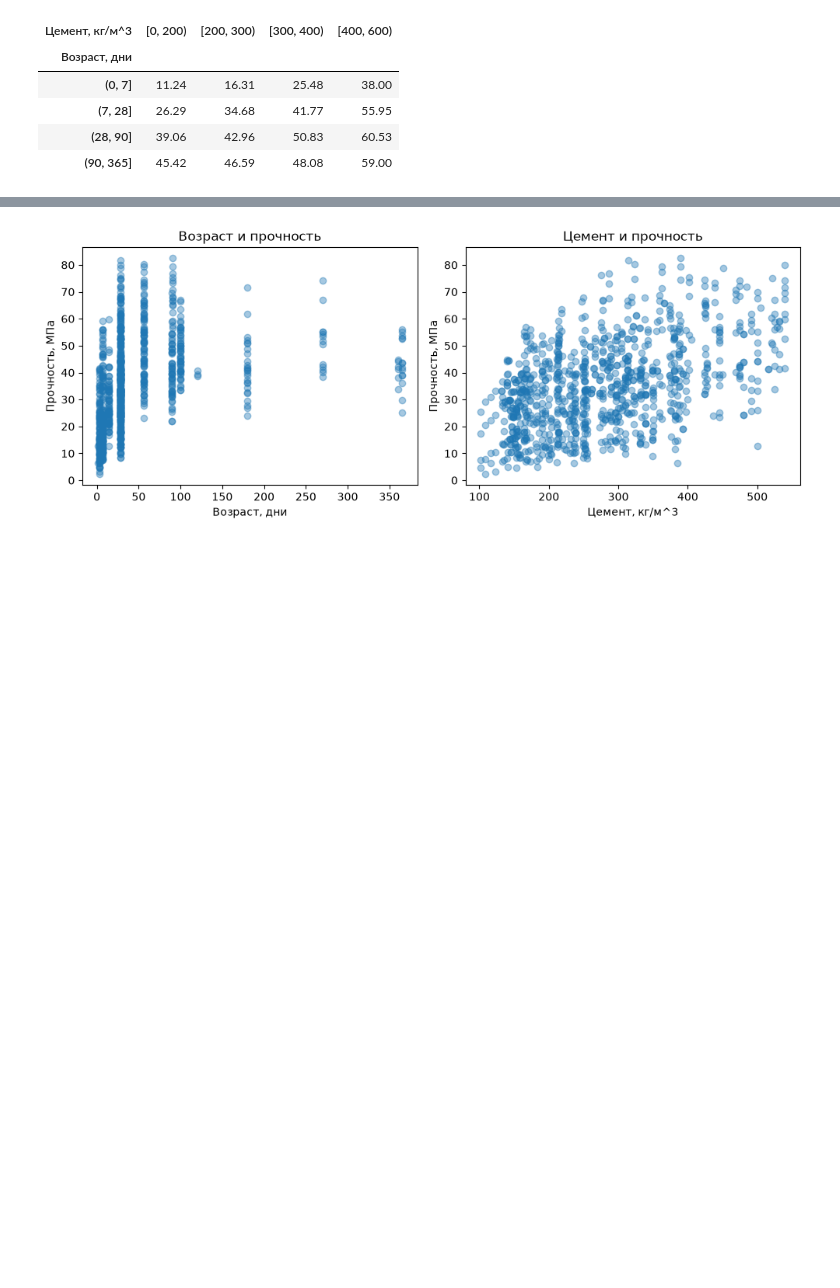
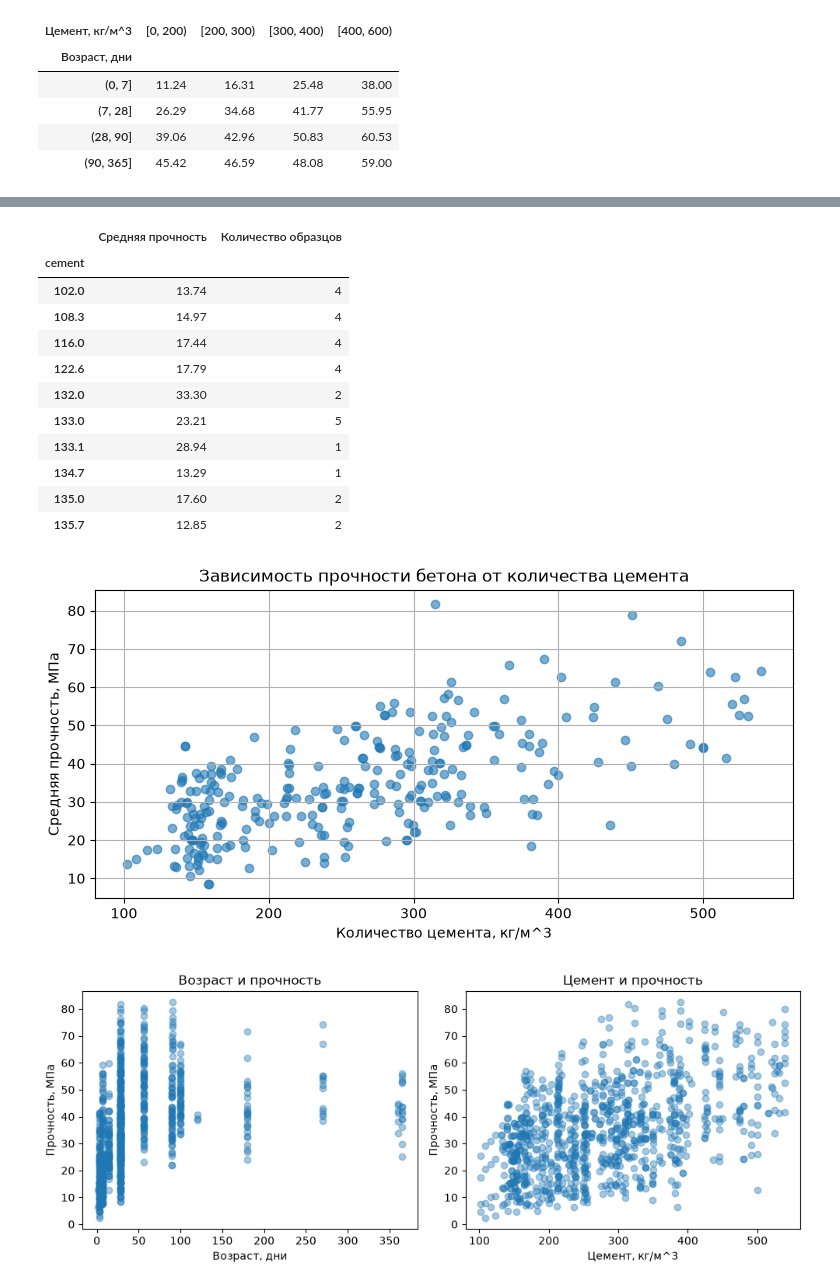
Before and after one commit to PolinaOvechka/Languages_for_AI_Yaroslavtseva_Polina, a Jupyter notebook: Course/concrete_strength_variant19.ipynb, the cells around one changed output, grey strips where cells are left out. Saved outputs shown, nothing was run; the diff lists cells and outputs as text; code cells hidden in the pictures; blank space fills up the shorter version.

```diff
--- a/Course/concrete_strength_variant19.ipynb
+++ b/Course/concrete_strength_variant19.ipynb
@@ -94,3 +129,34 @@ display(summary.round(2))
+# %%
+# Средняя прочность бетона по количеству цемента
+cement_stats = df.groupby("cement")["strength_mpa"].agg(["mean", "count"])
+
+cement_stats.columns = ["Средняя прочность", "Количество образцов"]
+
+display(cement_stats.round(2).head(10))
+
+# График зависимости прочности от количества цемента
+plt.figure(figsize=(9, 4))
+plt.scatter(cement_stats.index, cement_stats["Средняя прочность"], alpha=0.6)
+
+plt.title("Зависимость прочности бетона от количества цемента")
+plt.xlabel("Количество цемента, кг/м^3")
+plt.ylabel("Средняя прочность, МПа")
+plt.grid(True)
+plt.show()
+# %% [output]
+|  | Средняя прочность | Количество образцов |
+| cement |  |  |
+| 102.0 | 13.74 | 4 |
+| 108.3 | 14.97 | 4 |
+| 116.0 | 17.44 | 4 |
+| 122.6 | 17.79 | 4 |
+| 132.0 | 33.30 | 2 |
+| 133.0 | 23.21 | 5 |
+| 133.1 | 28.94 | 1 |
+| 134.7 | 13.29 | 1 |
+| 135.0 | 17.60 | 2 |
+| 135.7 | 12.85 | 2 |
+[figure, added]
 # %%
 fig, axes = plt.subplots(1, 2, figsize=(10, 4))
 
```
Also changed, not shown: parts of 10 cells of this notebook.
